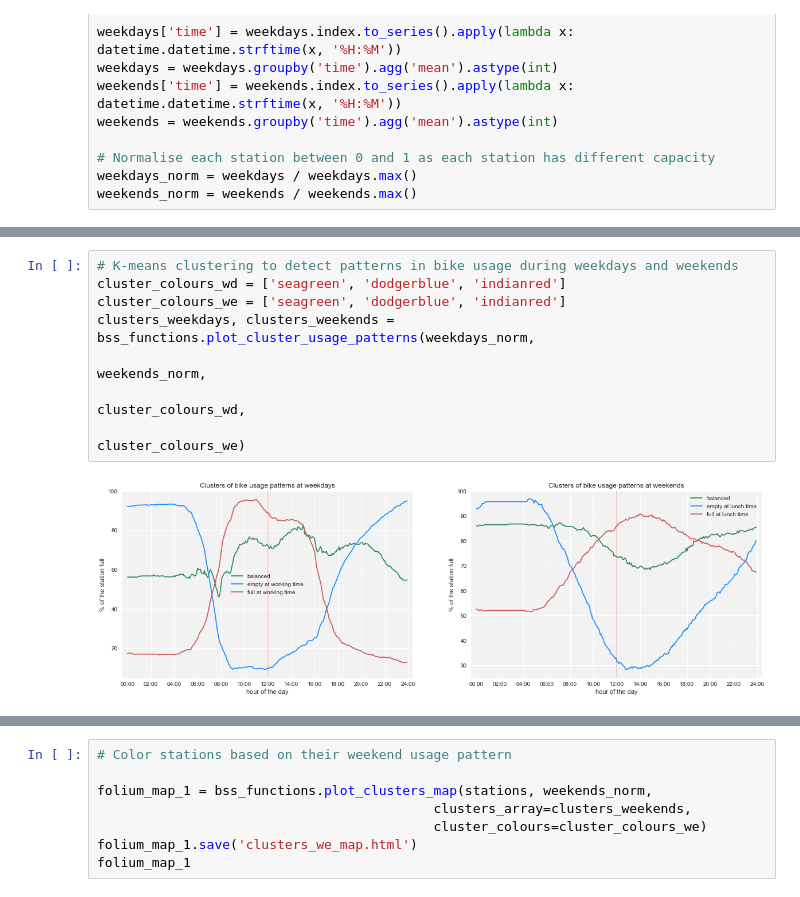
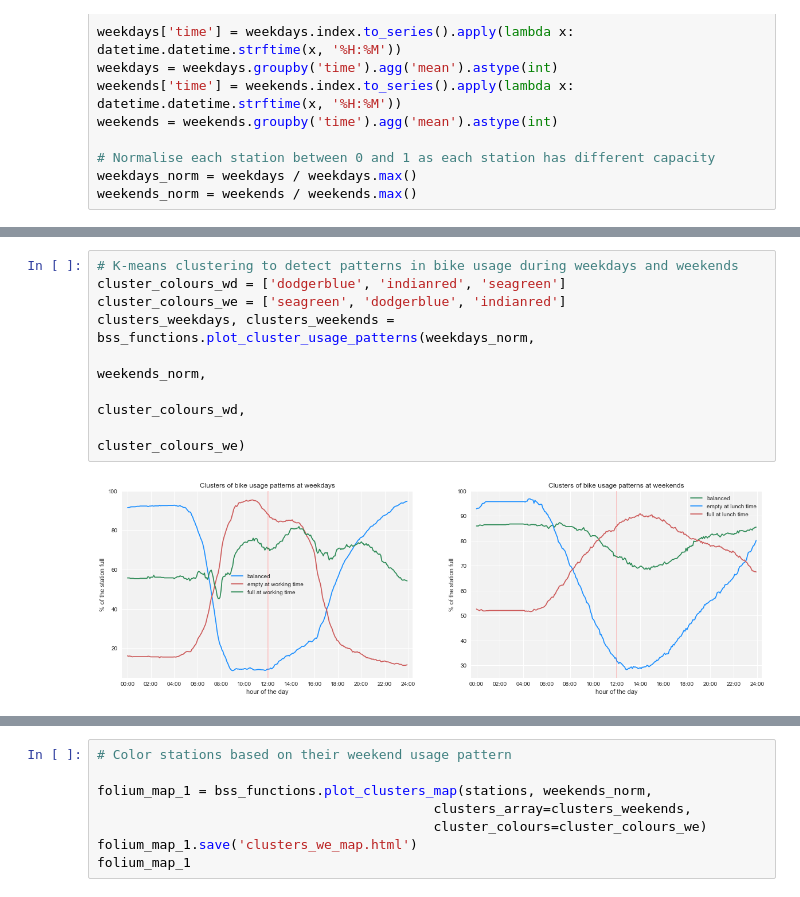
Before and after one commit to msgolovina/bss_project, a Jupyter notebook: Diploma_705.ipynb, the cells around one changed output, grey strips where cells are left out. Saved outputs shown, nothing was run; the diff lists cells and outputs as text.

```diff
--- a/Diploma_705.ipynb
+++ b/Diploma_705.ipynb
@@ -171,11 +124,11 @@ bss_functions.plot_SSE(weekdays_norm, weekends_norm)
 # %%
 # K-means clustering to detect patterns in bike usage during weekdays and weekends
-cluster_colours_wd = ['seagreen', 'dodgerblue', 'indianred']
+cluster_colours_wd = ['dodgerblue', 'indianred', 'seagreen']
 cluster_colours_we = ['seagreen', 'dodgerblue', 'indianred']
 clusters_weekdays, clusters_weekends = bss_functions.plot_cluster_usage_patterns(weekdays_norm,
                                                                                  weekends_norm,
                                                                                  cluster_colours_wd,
                                                                                  cluster_colours_we)
 # %% [output]
-[figure, old version]
+[figure, new version]
 # %%
```
Also changed, not shown: parts of 8 cells of this notebook, 5 other files.
